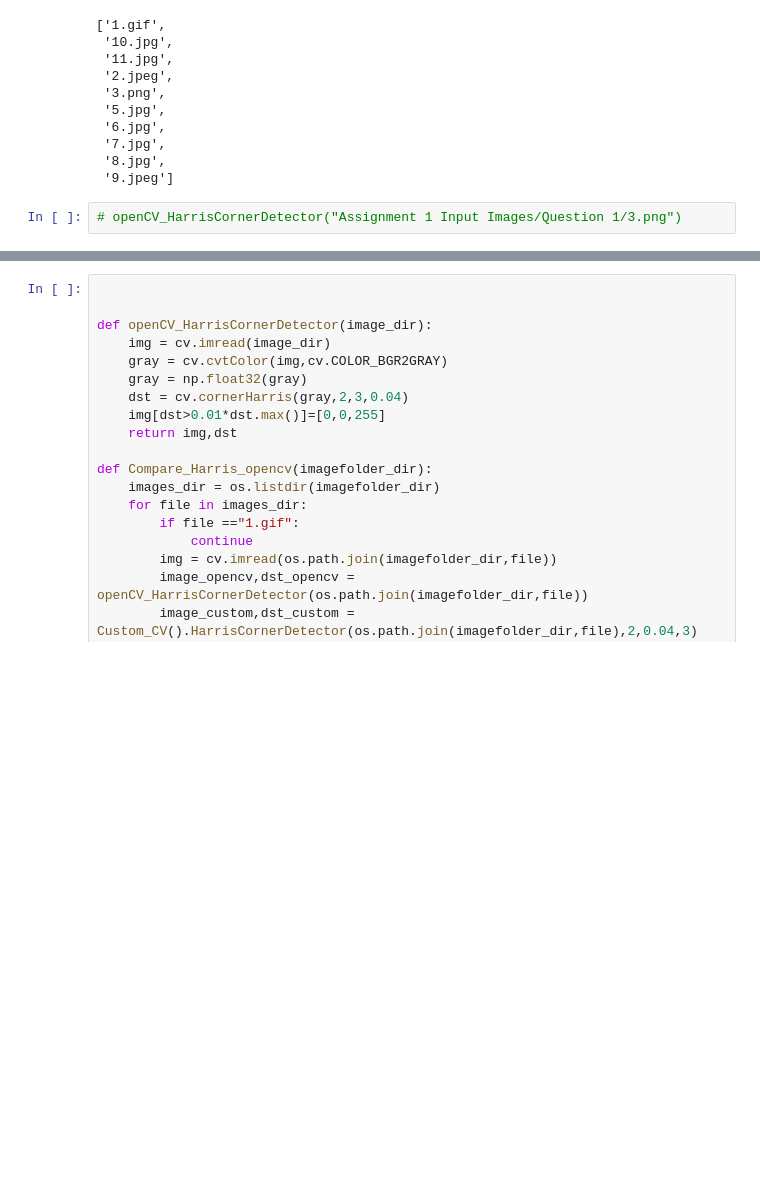
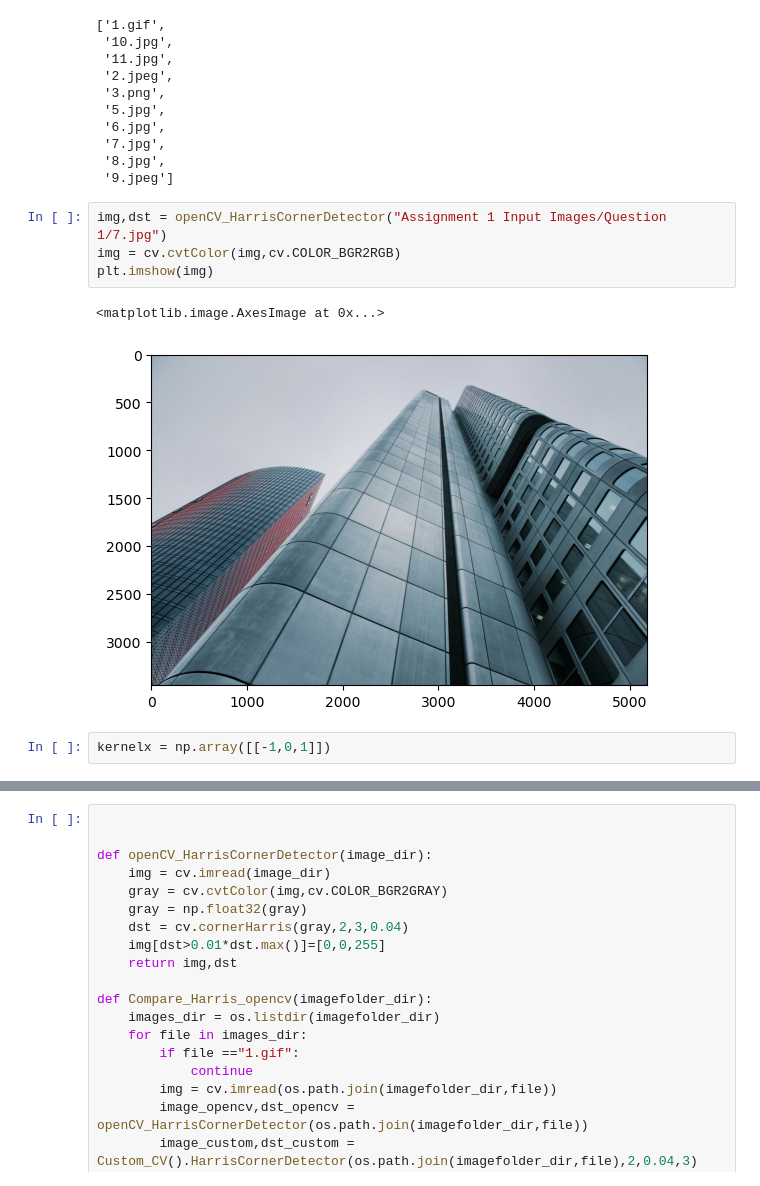
Before and after one commit to KhadgaA/Camera-Calibration-and-Stereo, a Jupyter notebook: trial.ipynb, the cells around one changed output, grey strips where cells are left out. Drawn from its saved outputs; the diff is of its cells as text; blank space fills up the shorter version.

```diff
--- a/trial.ipynb
+++ b/trial.ipynb
@@ -135,5 +139,12 @@ os.listdir("Assignment 1 Input Images/Question 1/")
  '8.jpg',
  '9.jpeg']
 # %%
-# openCV_HarrisCornerDetector("Assignment 1 Input Images/Question 1/3.png")
+img,dst = openCV_HarrisCornerDetector("Assignment 1 Input Images/Question 1/7.jpg")
+img = cv.cvtColor(img,cv.COLOR_BGR2RGB)
+plt.imshow(img)
+# %% [output]
+<matplotlib.image.AxesImage at 0x...>
+[figure, added]
+# %%
+kernelx = np.array([[-1,0,1]])
 # %%
```
Also changed, not shown: parts of 3 cells of this notebook, 1 other file.
